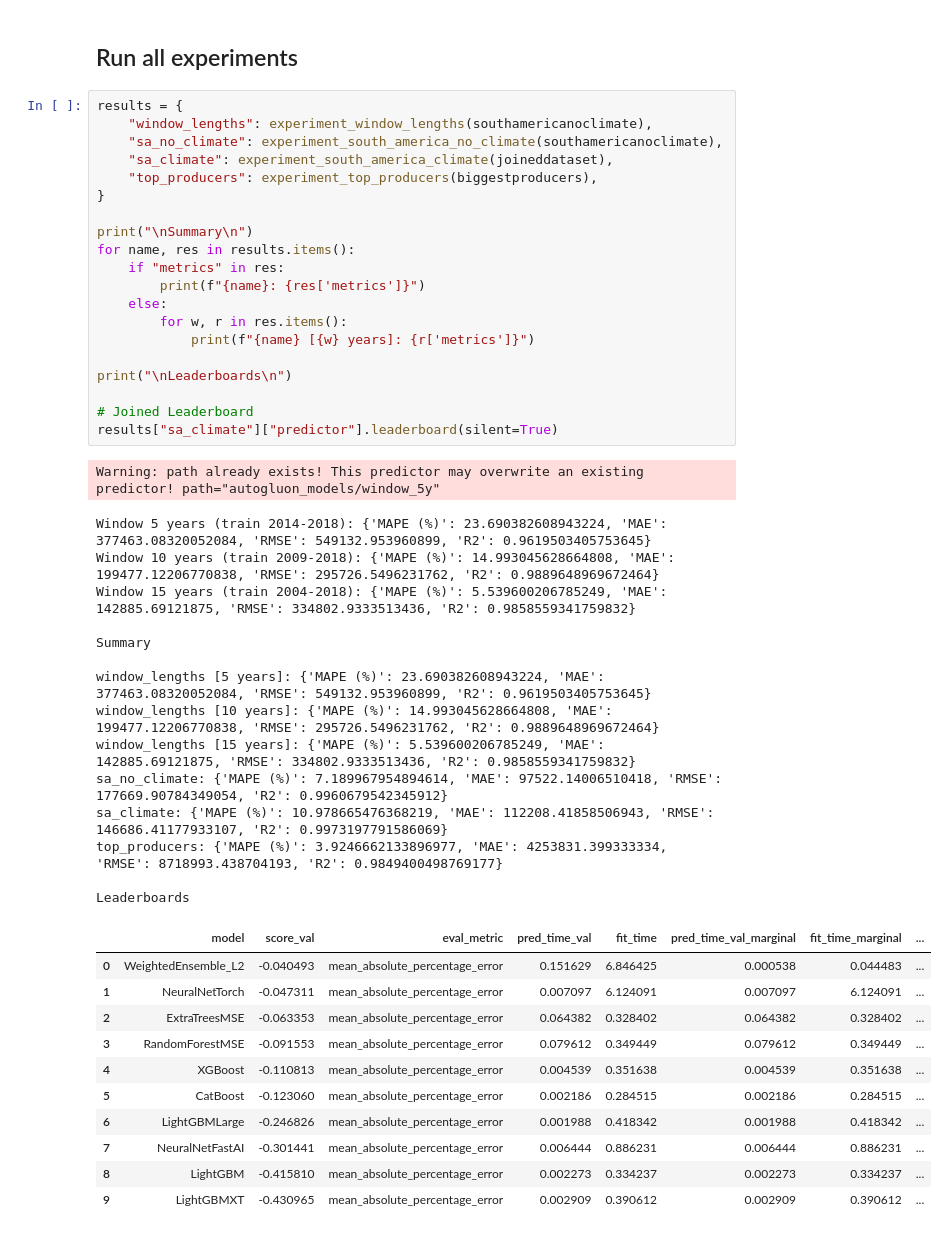
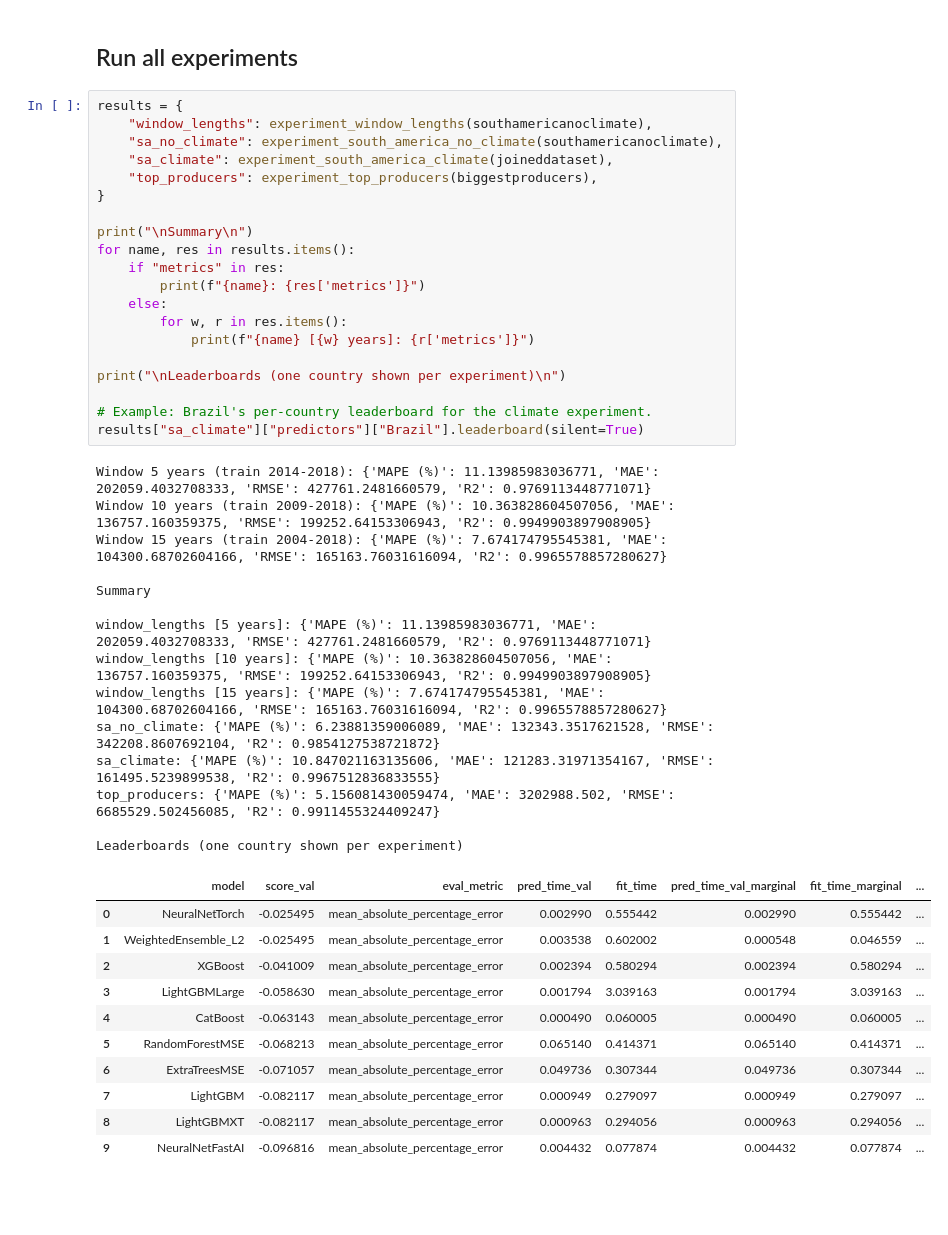
Before and after one commit to clr-cera/AplicacoesMaquina, a Jupyter notebook: ex1/automl-rice.ipynb, the cells around one changed output. Cells and saved outputs as stored; diff of their text form; blank space fills up the shorter version.

```diff
--- a/ex1/automl-rice.ipynb
+++ b/ex1/automl-rice.ipynb
@@ -184,48 +278,47 @@ def experiment_top_producers(data):
 # %%
 results = {
     "window_lengths": experiment_window_lengths(southamericanoclimate),
     "sa_no_climate": experiment_south_america_no_climate(southamericanoclimate),
     "sa_climate": experiment_south_america_climate(joineddataset),
     "top_producers": experiment_top_producers(biggestproducers),
 }
 
 print("\nSummary\n")
 for name, res in results.items():
     if "metrics" in res:
         print(f"{name}: {res['metrics']}")
     else:
         for w, r in res.items():
             print(f"{name} [{w} years]: {r['metrics']}")
 
-print("\nLeaderboards\n")
+print("\nLeaderboards (one country shown per experiment)\n")
 
-# Joined Leaderboard
-results["sa_climate"]["predictor"].leaderboard(silent=True)
+# Example: Brazil's per-country leaderboard for the climate experiment.
+results["sa_climate"]["predictors"]["Brazil"].leaderboard(silent=True)
 # %% [output]
-Warning: path already exists! This predictor may overwrite an existing predictor! path="autogluon_models/window_5y"
+Window 5 years (train 2014-2018): {'MAPE (%)': 11.13985983036771, 'MAE': 202059.4032708333, 'RMSE': 427761.2481660579, 'R2': 0.9769113448771071}
+Window 10 years (train 2009-2018): {'MAPE (%)': 10.363828604507056, 'MAE': 136757.160359375, 'RMSE': 199252.64153306943, 'R2': 0.9949903897908905}
+Window 15 years (train 2004-2018): {'MAPE (%)': 7.674174795545381, 'MAE': 104300.68702604166, 'RMSE': 165163.76031616094, 'R2': 0.9965578857280627}
+
+Summary
+
+window_lengths [5 years]: {'MAPE (%)': 11.13985983036771, 'MAE': 202059.4032708333, 'RMSE': 427761.2481660579, 'R2': 0.9769113448771071}
+window_lengths [10 years]: {'MAPE (%)': 10.363828604507056, 'MAE': 136757.160359375, 'RMSE': 199252.64153306943, 'R2': 0.9949903897908905}
+window_lengths [15 years]: {'MAPE (%)': 7.674174795545381, 'MAE': 104300.68702604166, 'RMSE': 165163.76031616094, 'R2': 0.9965578857280627}
+sa_no_climate: {'MAPE (%)': 6.23881359006089, 'MAE': 132343.3517621528, 'RMSE': 342208.8607692104, 'R2': 0.9854127538721872}
+sa_climate: {'MAPE (%)': 10.847021163135606, 'MAE': 121283.31971354167, 'RMSE': 161495.5239899538, 'R2': 0.9967512836833555}
+top_producers: {'MAPE (%)': 5.156081430059474, 'MAE': 3202988.502, 'RMSE': 6685529.502456085, 'R2': 0.9911455324409247}
+
+Leaderboards (one country shown per experiment)
-Window 5 years (train 2014-2018): {'MAPE (%)': 23.690382608943224, 'MAE': 377463.08320052084, 'RMSE': 549132.953960899, 'R2': 0.9619503405753645}
-Window 10 years (train 2009-2018): {'MAPE (%)': 14.993045628664808, 'MAE': 199477.12206770838, 'RMSE': 295726.5496231762, 'R2': 0.9889648969672464}
-Window 15 years (train 2004-2018): {'MAPE (%)': 5.539600206785249, 'MAE': 142885.69121875, 'RMSE': 334802.9333513436, 'R2': 0.9858559341759832}
-
-Summary
-
-window_lengths [5 years]: {'MAPE (%)': 23.690382608943224, 'MAE': 377463.08320052084, 'RMSE': 549132.953960899, 'R2': 0.9619503405753645}
-window_lengths [10 years]: {'MAPE (%)': 14.993045628664808, 'MAE': 199477.12206770838, 'RMSE': 295726.5496231762, 'R2': 0.9889648969672464}
-window_lengths [15 years]: {'MAPE (%)': 5.539600206785249, 'MAE': 142885.69121875, 'RMSE': 334802.9333513436, 'R2': 0.9858559341759832}
-sa_no_climate: {'MAPE (%)': 7.189967954894614, 'MAE': 97522.14006510418, 'RMSE': 177669.90784349054, 'R2': 0.9960679542345912}
-sa_climate: {'MAPE (%)': 10.978665476368219, 'MAE': 112208.41858506943, 'RMSE': 146686.41177933107, 'R2': 0.9973197791586069}
-top_producers: {'MAPE (%)': 3.9246662133896977, 'MAE': 4253831.399333334, 'RMSE': 8718993.438704193, 'R2': 0.9849400498769177}
-
-Leaderboards
 |  | model | score_val | eval_metric | pred_time_val | fit_time | pred_time_val_marginal | fit_time_marginal | ... |
-| 0 | WeightedEnsemble_L2 | -0.040493 | mean_absolute_percentage_error | 0.151629 | 6.846425 | 0.000538 | 0.044483 | ... |
-| 1 | NeuralNetTorch | -0.047311 | mean_absolute_percentage_error | 0.007097 | 6.124091 | 0.007097 | 6.124091 | ... |
-| 2 | ExtraTreesMSE | -0.063353 | mean_absolute_percentage_error | 0.064382 | 0.328402 | 0.064382 | 0.328402 | ... |
-| 3 | RandomForestMSE | -0.091553 | mean_absolute_percentage_error | 0.079612 | 0.349449 | 0.079612 | 0.349449 | ... |
-| 4 | XGBoost | -0.110813 | mean_absolute_percentage_error | 0.004539 | 0.351638 | 0.004539 | 0.351638 | ... |
-| 5 | CatBoost | -0.123060 | mean_absolute_percentage_error | 0.002186 | 0.284515 | 0.002186 | 0.284515 | ... |
-| 6 | LightGBMLarge | -0.246826 | mean_absolute_percentage_error | 0.001988 | 0.418342 | 0.001988 | 0.418342 | ... |
-| 7 | NeuralNetFastAI | -0.301441 | mean_absolute_percentage_error | 0.006444 | 0.886231 | 0.006444 | 0.886231 | ... |
-| 8 | LightGBM | -0.415810 | mean_absolute_percentage_error | 0.002273 | 0.334237 | 0.002273 | 0.334237 | ... |
-| 9 | LightGBMXT | -0.430965 | mean_absolute_percentage_error | 0.002909 | 0.390612 | 0.002909 | 0.390612 | ... |
+| 0 | NeuralNetTorch | -0.025495 | mean_absolute_percentage_error | 0.002990 | 0.555442 | 0.002990 | 0.555442 | ... |
+| 1 | WeightedEnsemble_L2 | -0.025495 | mean_absolute_percentage_error | 0.003538 | 0.602002 | 0.000548 | 0.046559 | ... |
+| 2 | XGBoost | -0.041009 | mean_absolute_percentage_error | 0.002394 | 0.580294 | 0.002394 | 0.580294 | ... |
+| 3 | LightGBMLarge | -0.058630 | mean_absolute_percentage_error | 0.001794 | 3.039163 | 0.001794 | 3.039163 | ... |
+| 4 | CatBoost | -0.063143 | mean_absolute_percentage_error | 0.000490 | 0.060005 | 0.000490 | 0.060005 | ... |
+| 5 | RandomForestMSE | -0.068213 | mean_absolute_percentage_error | 0.065140 | 0.414371 | 0.065140 | 0.414371 | ... |
+| 6 | ExtraTreesMSE | -0.071057 | mean_absolute_percentage_error | 0.049736 | 0.307344 | 0.049736 | 0.307344 | ... |
+| 7 | LightGBM | -0.082117 | mean_absolute_percentage_error | 0.000949 | 0.279097 | 0.000949 | 0.279097 | ... |
+| 8 | LightGBMXT | -0.082117 | mean_absolute_percentage_error | 0.000963 | 0.294056 | 0.000963 | 0.294056 | ... |
+| 9 | NeuralNetFastAI | -0.096816 | mean_absolute_percentage_error | 0.004432 | 0.077874 | 0.004432 | 0.077874 | ... |
 # %%
```
Also changed, not shown: parts of 11 cells of this notebook, 2 other files.
